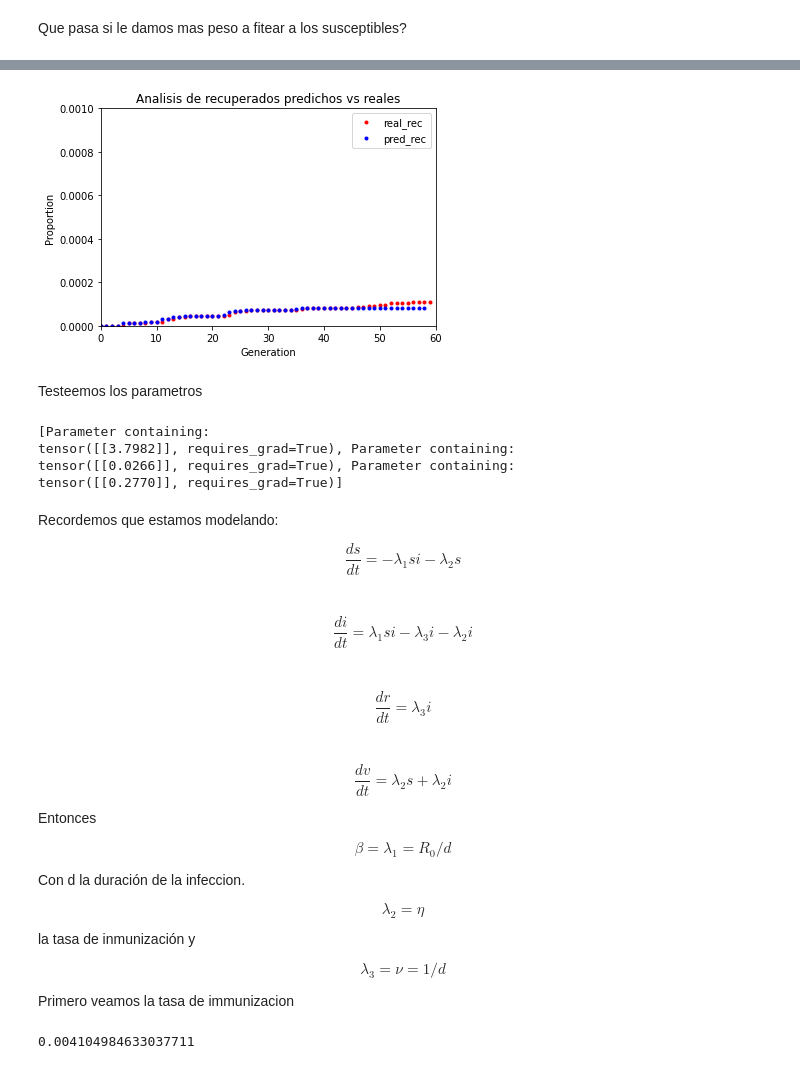
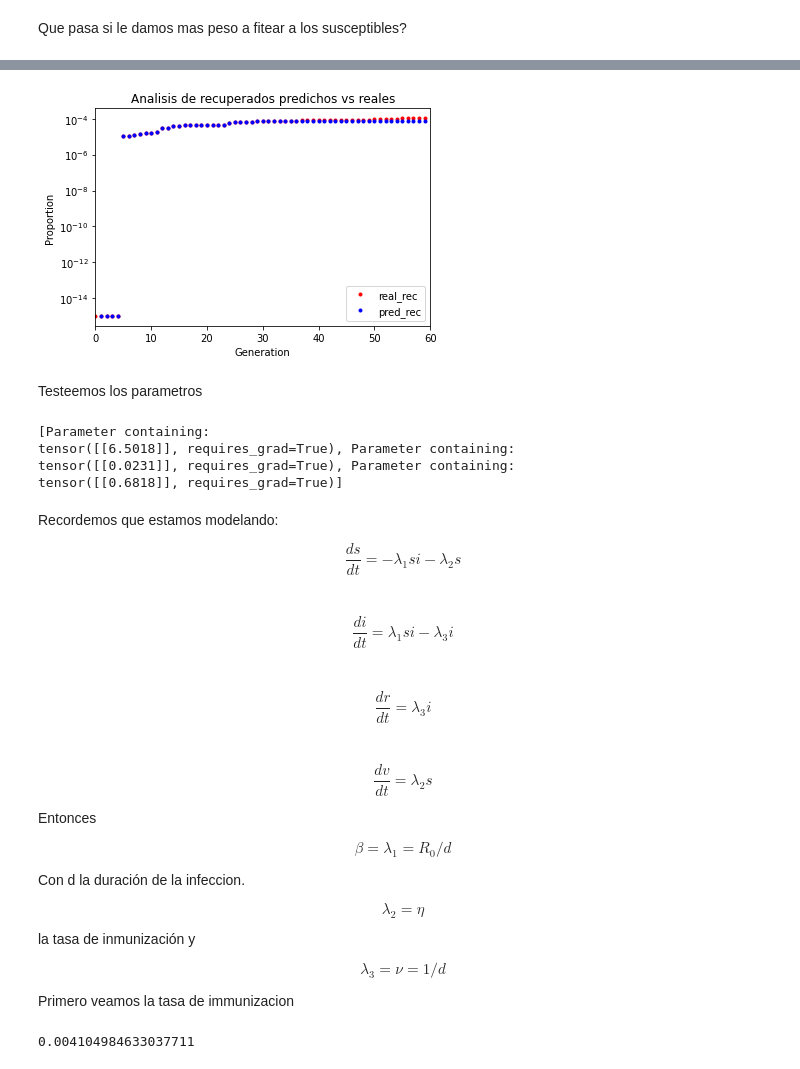
Before and after one commit to axel-sirota/simuladores-unlam, a Jupyter notebook: notebooks/SIRV_Pytorch-parotiditis.ipynb, the cells around one changed output, grey strips where cells are left out. Drawn from its saved outputs; the diff is of its cells as text; code cells hidden in the pictures.

```diff
--- a/notebooks/SIRV_Pytorch-parotiditis.ipynb
+++ b/notebooks/SIRV_Pytorch-parotiditis.ipynb
@@ -137,50 +146,49 @@ def train(train_set, fold_size=10, future_size=5):
     sir = SIRV(epsilon=epsilon)
     opt = torch.optim.Adam(sir.parameters(), lr=0.05)
     best = 10000
-    early_stopping = EarlyStopping(patience=25, verbose=False, delta=1e-7)
-    for epoch in range(500):
+    early_stopping = EarlyStopping(patience=50, verbose=False, delta=1e-10)
+    for epoch in range(1000):
         out = sir(train_set[:fold_size], size_of_starter_set=min(10, fold_size), amount_of_prediction_in_future=fold_size + future_size+1)
         out = out.squeeze()
-        loss = loss_custom(out, train_set[:fold_size + future_size])
+        loss = loss_custom(out[fold_size:], train_set[fold_size:fold_size+future_size])
         loss.backward()
         opt.step()
         opt.zero_grad()
         if loss.item() < best:
             best = loss.item()
-            torch.save(sir, f'{enfermedad}_{fold_size}.pkl')
-        if epoch%100 == 0:
+            torch.save(sir, f'{model_checkpoint_folder}/{enfermedad}_{fold_size}.pkl')
+        if epoch%25 == 0:
             print(f'Epoch: {epoch}, loss: {loss.item()}')
         if loss.isnan():
             raise ValueError()
         for p in sir.parameters():
             p.data.clamp_(0)
-        if epoch > 100:
-            early_stopping(loss.item(), sir)
-
-            if early_stopping.early_stop:
-                print("Early stopping")
-                break
+        early_stopping(loss.item(), sir)
+        if early_stopping.early_stop:
+            print("Early stopping")
+            break
     return best
 
 
 def train_and_val_k_fold():
-    divergences = []
+    divergences = {}
     rmses = []
     losses = {}
-    future_index_check = 10
-    min_datapoints = 40
+    future_index_check = 15
+    min_datapoints = 20
     for fold_size in range(min_datapoints, len(y)-future_index_check):
         print(f'\nAnalyzing fold: {fold_size}\n')
-        folded_train_set = y[:fold_size+future_index_check].clone()
+        folded_train_set = y[:fold_size+future_index_check+1].clone()
         best_loss = train(train_set=folded_train_set, fold_size=fold_size, future_size=future_index_check)
-        model = torch.load(f'{enfermedad}_{fold_size}.pkl')
+        model = torch.load(f'{model_checkpoint_folder}/{enfermedad}_{fold_size}.pkl')
         preds = model(folded_train_set[:fold_size], size_of_starter_set=fold_size, amount_of_prediction_in_future=len(folded_train_set)+1)[fold_size:fold_size+future_index_check]
         target = y[fold_size:fold_size+future_index_check]
-        kl_divergence = torchmetrics.functional.kl_divergence(target, preds).detach().item()
+        target[target==0] = 1e-15
+        kl_divergence = torch.nn.functional.kl_div(target.log(), preds, reduction='batchmean').detach().item()
         rmse = torch.sqrt(torchmetrics.functional.mean_squared_error(target, preds)).detach().item()
         print(f'\nKL Divergence:{kl_divergence}\n')
         print(f'\nRMSE:{rmse}\n')
-        divergences.append(kl_divergence)
+        divergences[fold_size] = kl_divergence
         rmses.append(rmse)
         losses[fold_size] = best_loss
     return divergences, rmses, losses
@@ -215,8 +223,8 @@ import matplotlib.pyplot as plt
 %matplotlib inline
 
 best_fold_size = min(losses, key=losses.get)
-model = torch.load(f'{enfermedad}_{best_fold_size}.pkl')
-torch.save(model, f'{enfermedad}.pkl')
+model = torch.load(f'{model_checkpoint_folder}/{enfermedad}_{best_fold_size}.pkl')
+torch.save(model, f'models/trained_models/{enfermedad}.pkl')
 
 y = torch.from_numpy(data_numpy.astype(np.float32))
 res = model(y, size_of_starter_set=best_fold_size, amount_of_prediction_in_future=len(y))
@@ -285,17 +317,17 @@ plt.savefig(f'figures/{enfermedad}/accumul_infected.png', format='png', linewidt
 # %%
 predicted_recov = res[:,2].detach().numpy()
 real_recov = y[:,2].detach().numpy()
-plt.plot(real_recov, color = 'r', linewidth=0, marker='.', label='real_rec')
-plt.plot(predicted_recov, color = 'b', linewidth=0, marker='.', label='pred_rec')
-plt.ylim(0, 0.001)
+plt.plot(data.index, real_recov, color = 'r', linewidth=0, marker='.', label='real_rec')
+plt.plot(data.index[1:], predicted_recov, color = 'b', linewidth=0, marker='.', label='pred_rec')
+plt.yscale('log')
 plt.xlim(0,len(y))
 plt.ylabel('Proportion')
 plt.xlabel('Generation')
 plt.title('Analisis de recuperados predichos vs reales')
 plt.legend()
 plt.savefig(f'figures/{enfermedad}/accumul_prediction_rec.png', format='png', linewidth = 0.01)
 # %% [output]
-[figure, old version]
+[figure, new version]
 # %% [markdown]
 Testeemos los parametros
 # %%
@@ -306,20 +338,20 @@ lambda3 = params[2].item()
 print(params)
 # %% [output]
 [Parameter containing:
-tensor([[3.7982]], requires_grad=True), Parameter containing:
-tensor([[0.0266]], requires_grad=True), Parameter containing:
-tensor([[0.2770]], requires_grad=True)]
+tensor([[6.5018]], requires_grad=True), Parameter containing:
+tensor([[0.0231]], requires_grad=True), Parameter containing:
+tensor([[0.6818]], requires_grad=True)]
 # %% [markdown]
 Recordemos que estamos modelando:
 
 $$\dfrac{ds}{dt} = -\lambda_1 s i - \lambda_2 s  $$
 \
-$$\dfrac{di}{dt} = \lambda_1 s i - \lambda_3 i - \lambda_2 i  $$
+$$\dfrac{di}{dt} = \lambda_1 s i - \lambda_3 i  $$
 
 \
 $$\dfrac{dr}{dt} = \lambda_3 i  $$
 \
-$$\dfrac{dv}{dt} = \lambda_2 s + \lambda_2 i   $$
+$$\dfrac{dv}{dt} = \lambda_2 s  $$
 
 
 
```
Also changed, not shown: parts of 23 cells of this notebook, 32 other files.
